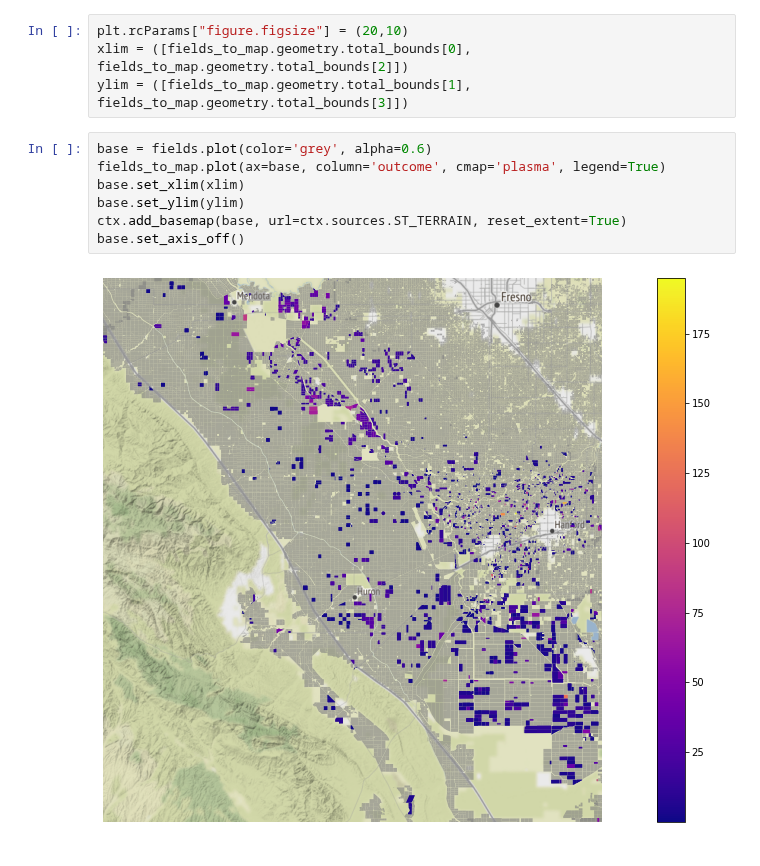
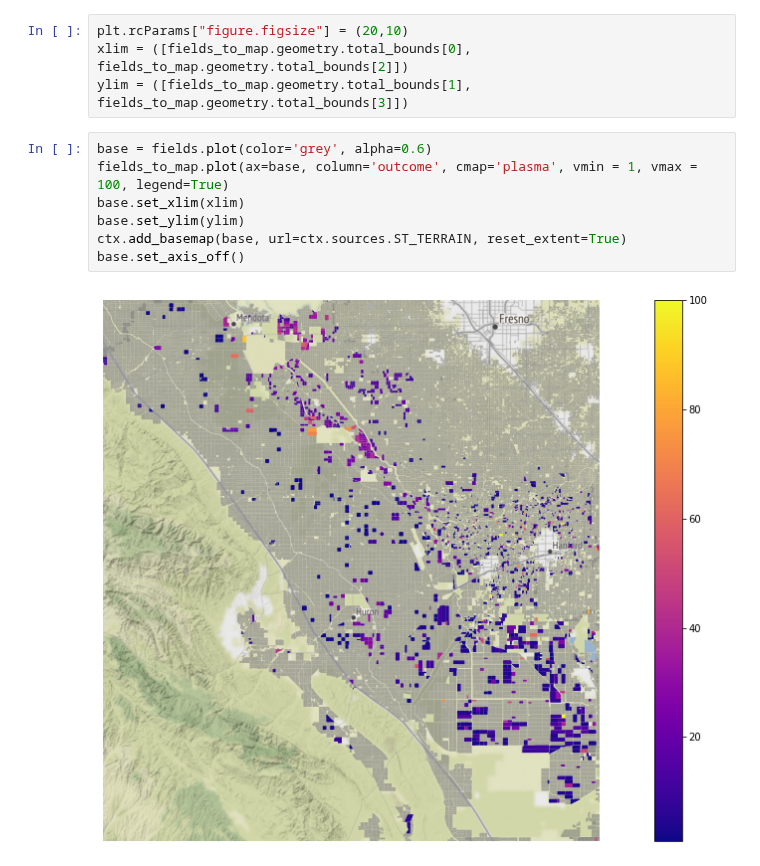
Before and after one commit to eanderson-ei/cv-mbom, a Jupyter notebook: notebooks/030-strategic.ipynb, the cells around one changed output. Cells and saved outputs as stored; diff of their text form.

```diff
--- a/notebooks/030-strategic.ipynb
+++ b/notebooks/030-strategic.ipynb
@@ -260,10 +264,10 @@ xlim = ([fields_to_map.geometry.total_bounds[0], fields_to_map.geometry.total_bo
 ylim = ([fields_to_map.geometry.total_bounds[1], fields_to_map.geometry.total_bounds[3]])
 # %%
 base = fields.plot(color='grey', alpha=0.6)
-fields_to_map.plot(ax=base, column='outcome', cmap='plasma', legend=True)
+fields_to_map.plot(ax=base, column='outcome', cmap='plasma', vmin = 1, vmax = 100, legend=True)
 base.set_xlim(xlim)
 base.set_ylim(ylim)
 ctx.add_basemap(base, url=ctx.sources.ST_TERRAIN, reset_extent=True)
 base.set_axis_off()
 # %% [output]
-[figure, old version]
+[figure, new version]
```
Also changed, not shown: parts of 2 cells of this notebook, 6 other files.
